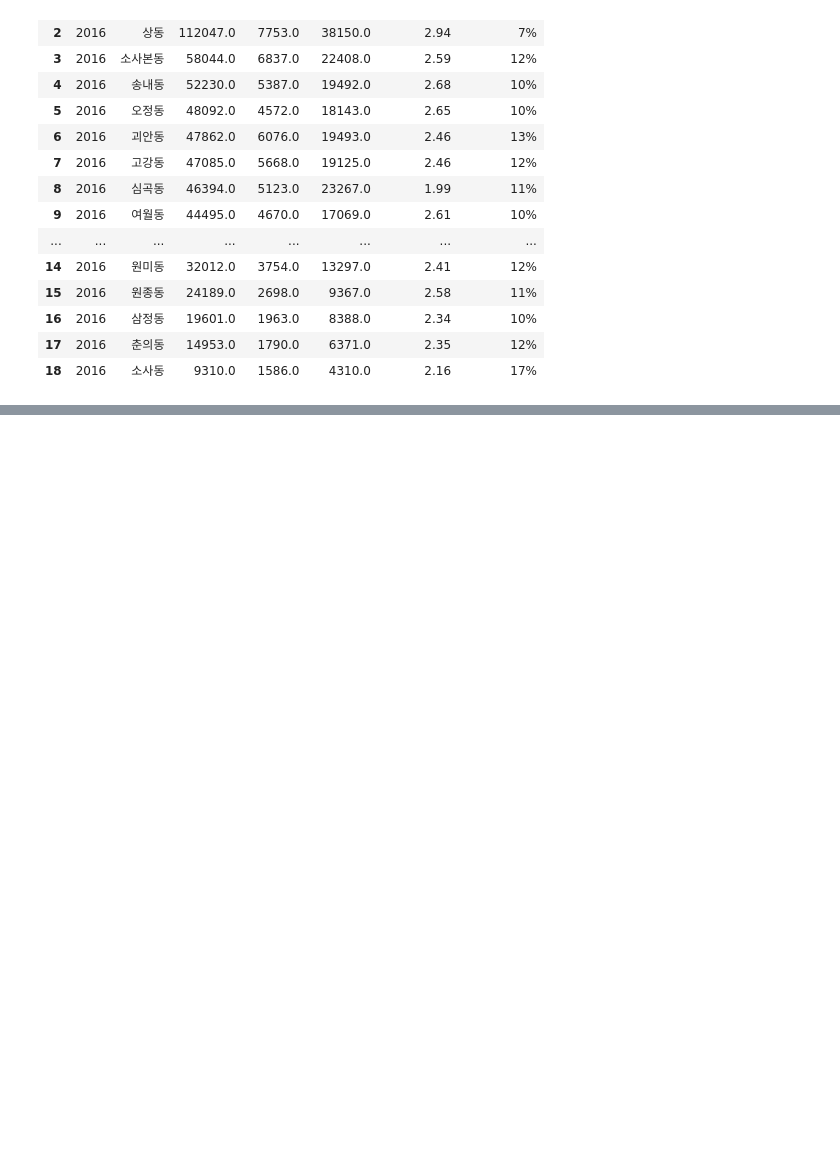
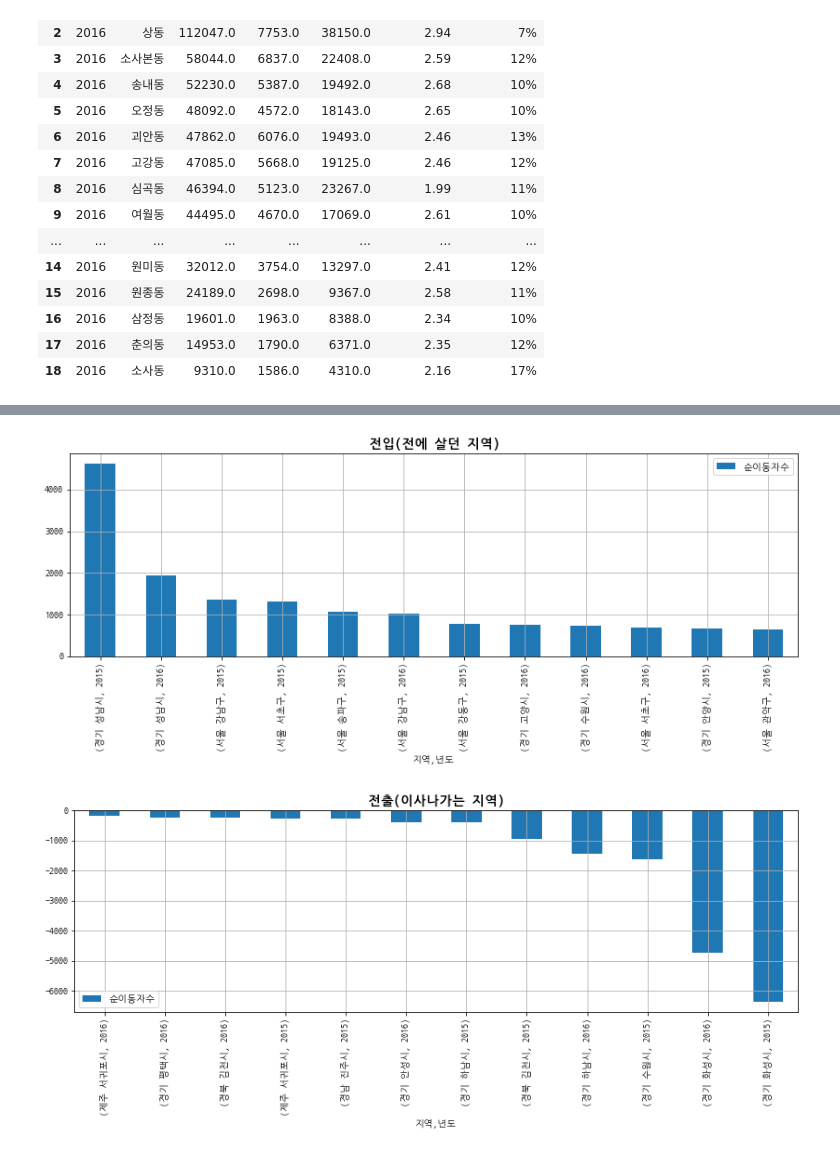
Before and after one commit to good-dba/land, a Jupyter notebook: 분석-인구.ipynb, the cells around one changed output, grey strips where cells are left out. Saved outputs shown, nothing was run; the diff lists cells and outputs as text; code cells hidden in the pictures; blank space fills up the shorter version.

```diff
--- a/분석-인구.ipynb
+++ b/분석-인구.ipynb
@@ -191,0 +232,44 @@ disconnect_db(con)
+# %%
+##############################
+# 인구현황 - 지역선택 전입/전출
+##############################
+# DB Connection Open
+con = get_db_connection()
+
+# 데이터 조회해오기
+sql = ''\
++'select yyyy as 년도, nm as 지역, sum(out_cnt) as 전출자수, sum(in_cnt) as 전입자수, sum(in_cnt) - sum(out_cnt) as 순이동자수'\
++'  from ('\
++'        select yyyy, transference_nm as nm, sum(person_cnt) as out_cnt, 0 as in_cnt'\
++'          from population_move'\
++'         where char_length(trim(transfer_nm)) != 2'\
++'           and char_length(trim(transference_nm)) != 2'\
++'           and substr(transfer_nm, 1, 2) in (\'서울\',\'경기\',\'인천\')'\
++'           and transfer_nm like \'경기%용인%\''\
++'         group by transference_nm, yyyy'\
++'        union all'\
++'        select yyyy, transfer_nm as nm, 0 as out_cnt, sum(person_cnt) as in_cnt'\
++'          from population_move'\
++'         where char_length(trim(transfer_nm)) != 2'\
++'           and char_length(trim(transference_nm)) != 2'\
++'           and substr(transference_nm, 1, 2) in (\'서울\',\'경기\',\'인천\')'\
++'           and transference_nm like \'경기%용인%\''\
++'         group by transfer_nm, yyyy'\
++'       ) s'\
++' where yyyy in (2015, 2016)'\
++' group by yyyy, nm'\
++' order by yyyy, 순이동자수'\
++''
+df = pd.read_sql(sql, con=con)
+df = df.groupby(['지역','년도'])[['순이동자수']].sum()
+df.sort_values(by='순이동자수', ascending=0, inplace=True)
+df.head(12).plot(kind='bar', figsize=(14,4))
+plt.title('전입(전에 살던 지역)', fontsize=14, fontweight='bold')
+df.tail(12).plot(kind='bar', figsize=(14,4))
+plt.title('전출(이사나가는 지역)', fontsize=14, fontweight='bold')
+
+# DB Connection Close
+disconnect_db(con)
+# %% [output]
+[figure, added]
+[figure, added]
```
Also changed, not shown: parts of 2 cells of this notebook, 2 other files.
